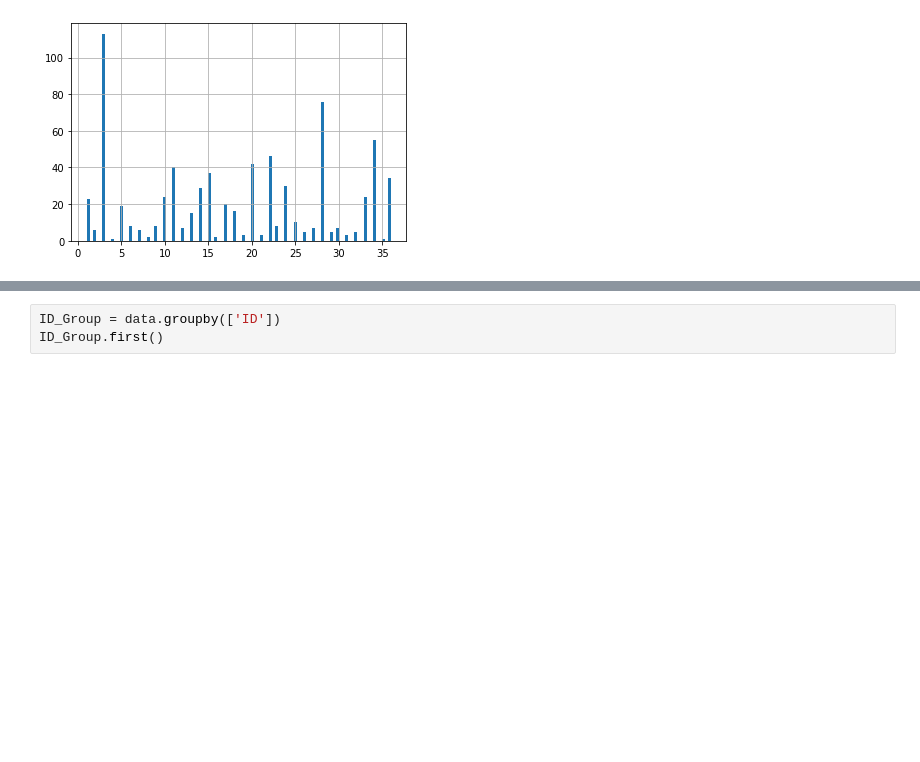
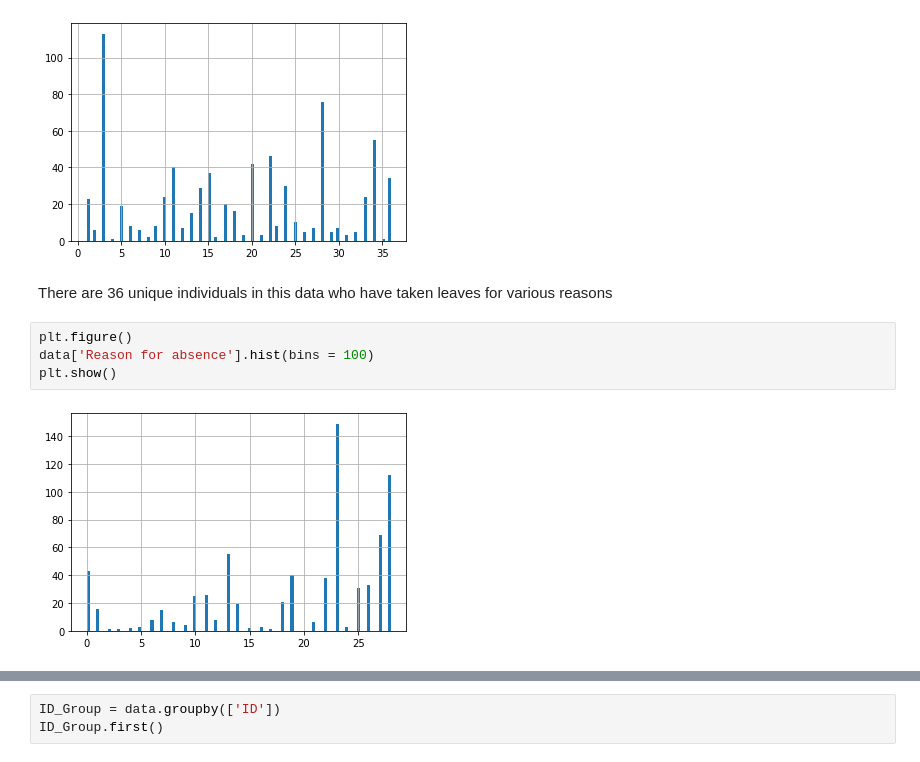
Before and after one commit to aryanpandey/Cascade-Cup-2020, a Jupyter notebook: Round-3/Absenteeism-EDA.ipynb, the cells around one changed output, grey strips where cells are left out. Saved outputs shown, nothing was run; the diff lists cells and outputs as text; blank space fills up the shorter version.

```diff
--- a/Round-3/Absenteeism-EDA.ipynb
+++ b/Round-3/Absenteeism-EDA.ipynb
@@ -26,3 +22,11 @@ data['ID'].hist(bins = 100)
 plt.show()
 # %% [output]
 [figure]
+# %% [markdown]
+There are 36 unique individuals in this data who have taken leaves for various reasons
+# %%
+plt.figure()
+data['Reason for absence'].hist(bins = 100)
+plt.show()
+# %% [output]
+[figure, added]
```
Also changed, not shown: parts of 39 cells of this notebook.
